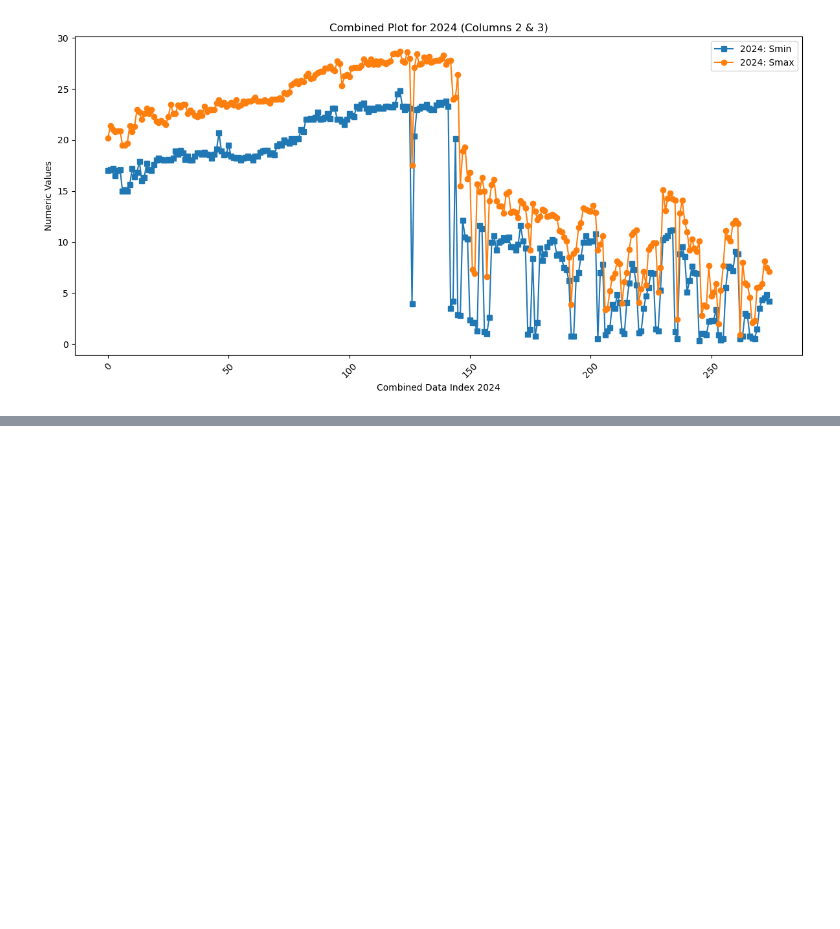
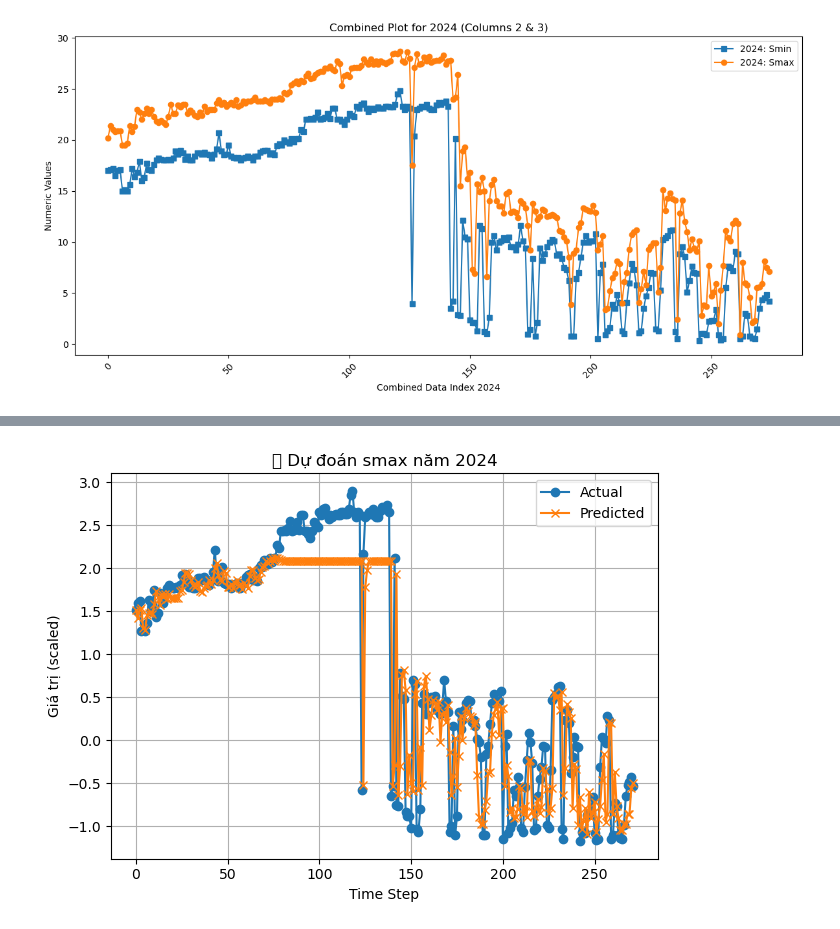
Before and after one commit to Tung-Quan/salinity_instrusion_group, a Jupyter notebook: data.ipynb, the cells around one changed output, grey strips where cells are left out. Drawn from its saved outputs; the diff is of its cells as text; code cells hidden in the pictures; blank space fills up the shorter version.

```diff
--- a/data.ipynb
+++ b/data.ipynb
@@ -567,0 +741,88 @@ Processing year: 2024 from file: MAN 2024.xlsx
+# %%
+import pandas as pd
+from sklearn.ensemble import RandomForestRegressor
+from sklearn.preprocessing import StandardScaler
+from sklearn.multioutput import MultiOutputRegressor
+from sklearn.metrics import mean_squared_error, r2_score
+import matplotlib.pyplot as plt
+
+# ======= Hàm tạo chuỗi sliding window nhiều cột =======
+def create_time_series_multicol(df, feature_cols, target_cols, window_size=3):
+    X, y = [], []
+    for i in range(len(df) - window_size):
+        window_features = df[feature_cols].iloc[i:i+window_size].values.flatten()
+        next_targets = df[target_cols].iloc[i + window_size].values
+        X.append(window_features)
+        y.append(next_targets)
+    return pd.DataFrame(X), pd.DataFrame(y, columns=target_cols)
+
+# ======= Load data năm 2022 + 2023 =======
+train_dfs = []
+for year_file in ['MAN 2022.xlsx', 'MAN 2023.xlsx']:
+    sheets = pd.read_excel(year_file, sheet_name=None, skiprows=4, nrows=31)
+    for df in sheets.values():
+        df = df.dropna(how='all')
+        if df.shape[1] < 3:
+            continue
+        df = df.iloc[:, 0:3].dropna()
+        df.columns = ['time', 'smax', 'smin']
+        df['smax'] = pd.to_numeric(df['smax'], errors='coerce')
+        df['smin'] = pd.to_numeric(df['smin'], errors='coerce')
+        df = df.dropna()
+        train_dfs.append(df)
+
+train_data = pd.concat(train_dfs, ignore_index=True)
+
+# ======= Chuẩn hóa dữ liệu =======
+scaler = StandardScaler()
+train_data[['smax', 'smin']] = scaler.fit_transform(train_data[['smax', 'smin']])
+
+# ======= Tạo sliding window train =======
+X_train, y_train = create_time_series_multicol(train_data, ['smax', 'smin'], ['smax', 'smin'], window_size=3)
+
+# ======= Load test data năm 2024 =======
+test_dfs = []
+sheets = pd.read_excel('MAN 2024.xlsx', sheet_name=None, skiprows=4, nrows=31)
+for df in sheets.values():
+    df = df.dropna(how='all')
+    if df.shape[1] < 3:
+        continue
+    df = df.iloc[:, 0:3].dropna()
+    df.columns = ['time', 'smax', 'smin']
+    df['smax'] = pd.to_numeric(df['smax'], errors='coerce')
+    df['smin'] = pd.to_numeric(df['smin'], errors='coerce')
+    df = df.dropna()
+    test_dfs.append(df)
+
+test_data = pd.concat(test_dfs, ignore_index=True)
+test_data[['smax', 'smin']] = scaler.transform(test_data[['smax', 'smin']])
+
+# ======= Tạo sliding window test =======
+X_test, y_test = create_time_series_multicol(test_data, ['smax', 'smin'], ['smax', 'smin'], window_size=3)
+
+# ======= Huấn luyện mô hình đa đầu ra =======
+base_model = RandomForestRegressor(random_state=42)
+model = MultiOutputRegressor(base_model)
+model.fit(X_train, y_train)
+y_pred = model.predict(X_test)
+
+# ======= Đánh giá kết quả =======
+for i, target in enumerate(['smax', 'smin']):
+    print(f"🎯 Regression for {target}")
+    print("  MSE:", mean_squared_error(y_test[target], y_pred[:, i]))
+    print("  R² :", r2_score(y_test[target], y_pred[:, i]))
+    print()
+
+# ======= Vẽ biểu đồ kết quả =======
+for i, target in enumerate(['smax', 'smin']):
+    plt.figure()
+    plt.plot(y_test[target].values, label='Actual', marker='o')
+    plt.plot(y_pred[:, i], label='Predicted', marker='x')
+    plt.title(f"📈 Dự đoán {target} năm 2024")
+    plt.xlabel("Time Step")
+    plt.ylabel("Giá trị (scaled)")
+    plt.legend()
+    plt.grid(True)
+    plt.tight_layout()
+    plt.show()
+# %% [output]
@@ -567,0 +836 @@ Processing year: 2024 from file: MAN 2024.xlsx
+[figure, added]
```
Also changed, not shown: parts of 4 cells of this notebook, 1 other file.
